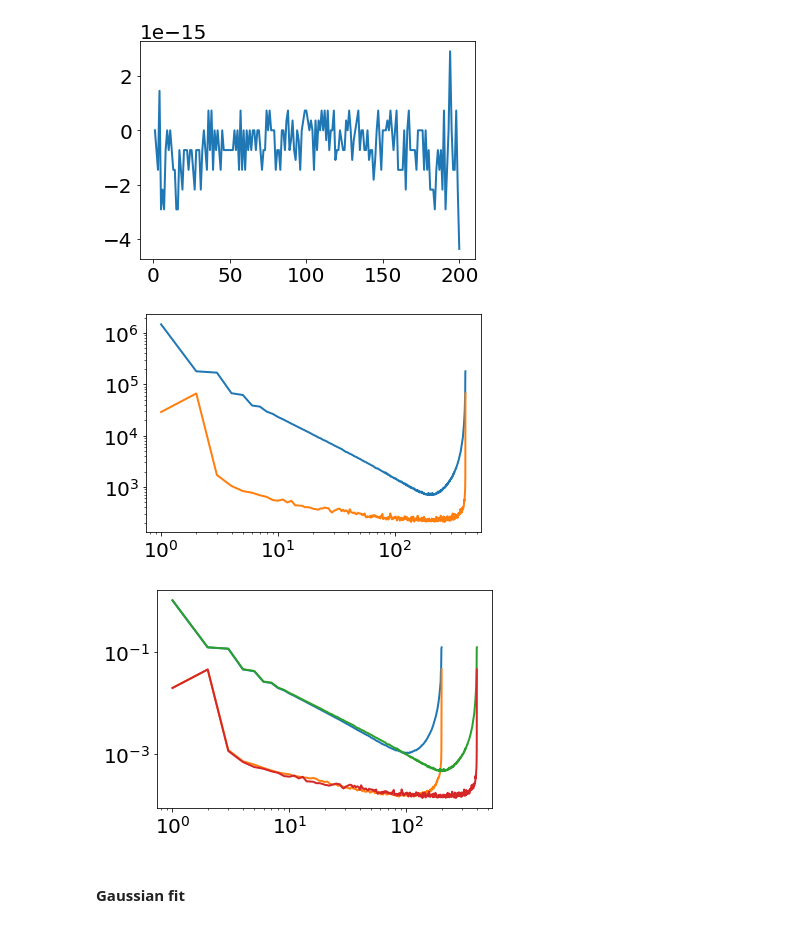
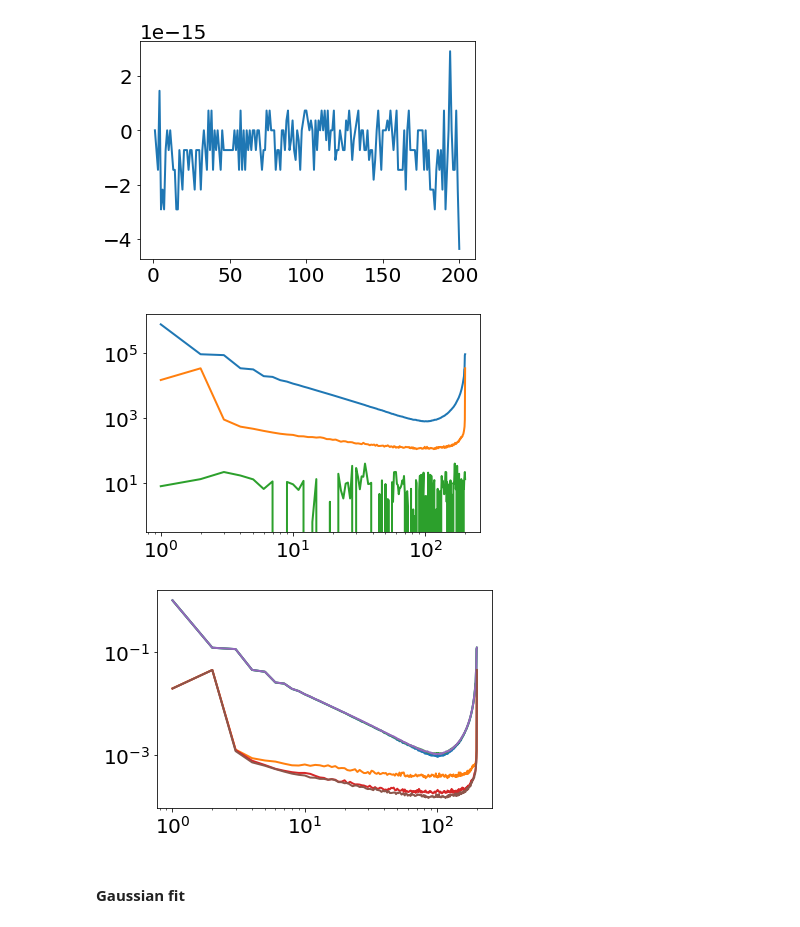
Before and after one commit to zsxqblz/SEP, a Jupyter notebook: visualization/visualization_241210.ipynb, the cells around one changed output. Drawn from its saved outputs; the diff is of its cells as text; code cells hidden in the pictures.

```diff
--- a/visualization/visualization_241210.ipynb
+++ b/visualization/visualization_241210.ipynb
@@ -29,7 +30,7 @@ def findMoment(arr,order,shift=0):
 
 150 * 150 * 400, pgen=0.01, T=1000 nsim=200, 4
 # %%
-file_name = "../data/241210/241210_4_"
+file_name = "../data/241210/241210_3_"
 x_l = np.loadtxt(file_name+'pcoor_scanx.csv',skiprows=1)
 y_l = np.loadtxt(file_name+'pcoor_scany.csv',skiprows=1)
 t_l = np.loadtxt(file_name+'pcoor_scanz.csv',skiprows=1)
@@ -96,33 +97,36 @@ plt.plot(t_l,np.average(scoor[:,:,:],axis=(0,1)))
 # %%
 plt.plot(t_l,np.max(scoor[:,:,:],axis=(0,1)))
 plt.plot(t_l,-np.min(scoor[:,:,:],axis=(0,1)))
+plt.plot(t_l,(scoor[mid_lattice,mid_lattice,:]))
 plt.xscale('log')
 plt.yscale('log')
 # %% [output]
-[figure, old version]
+[figure, new version]
 # %%
-file_name = "../data/241210/241210_3_"
+file_name = "../data/241210/241210_2_"
 x_l = np.loadtxt(file_name+'pcoor_scanx.csv',skiprows=1)
 y_l = np.loadtxt(file_name+'pcoor_scany.csv',skiprows=1)
 t_l = np.loadtxt(file_name+'pcoor_scanz.csv',skiprows=1)
-raw = np.loadtxt(file_name+'pcoor_data.csv',skiprows=1,delimiter=',')
-pcoor = raw.reshape((len(x_l),len(y_l),len(t_l)),order='F')
-raw = np.loadtxt(file_name+'ncoor_data.csv',skiprows=1,delimiter=',')
-ncoor = raw.reshape((len(x_l),len(y_l),len(t_l)),order='F')
 raw = np.loadtxt(file_name+'scoor_data.csv',skiprows=1,delimiter=',')
 scoor = raw.reshape((len(x_l),len(y_l),len(t_l)),order='F')
 
 plt.plot(t_l,np.max(scoor[:,:,:],axis=(0,1)) / np.max(scoor[:,:,0],axis=(0,1)))
 plt.plot(t_l,-np.min(scoor[:,:,:],axis=(0,1)) / np.max(scoor[:,:,0],axis=(0,1)))
 
-file_name = "../data/241210/241210_4_"
+file_name = "../data/241210/241210_1_"
 x_l = np.loadtxt(file_name+'pcoor_scanx.csv',skiprows=1)
 y_l = np.loadtxt(file_name+'pcoor_scany.csv',skiprows=1)
 t_l = np.loadtxt(file_name+'pcoor_scanz.csv',skiprows=1)
-raw = np.loadtxt(file_name+'pcoor_data.csv',skiprows=1,delimiter=',')
-pcoor = raw.reshape((len(x_l),len(y_l),len(t_l)),order='F')
-raw = np.loadtxt(file_name+'ncoor_data.csv',skiprows=1,delimiter=',')
-ncoor = raw.reshape((len(x_l),len(y_l),len(t_l)),order='F')
+raw = np.loadtxt(file_name+'scoor_data.csv',skiprows=1,delimiter=',')
+scoor = raw.reshape((len(x_l),len(y_l),len(t_l)),order='F')
+
+plt.plot(t_l,np.max(scoor[:,:,:],axis=(0,1)) / np.max(scoor[:,:,0],axis=(0,1)))
+plt.plot(t_l,-np.min(scoor[:,:,:],axis=(0,1)) / np.max(scoor[:,:,0],axis=(0,1)))
+
+file_name = "../data/241210/241210_3_"
+x_l = np.loadtxt(file_name+'pcoor_scanx.csv',skiprows=1)
+y_l = np.loadtxt(file_name+'pcoor_scany.csv',skiprows=1)
+t_l = np.loadtxt(file_name+'pcoor_scanz.csv',skiprows=1)
 raw = np.loadtxt(file_name+'scoor_data.csv',skiprows=1,delimiter=',')
 scoor = raw.reshape((len(x_l),len(y_l),len(t_l)),order='F')
 
@@ -132,7 +136,7 @@ plt.plot(t_l,-np.min(scoor[:,:,:],axis=(0,1)) / np.max(scoor[:,:,0],axis=(0,1)))
 plt.xscale('log')
 plt.yscale('log')
 # %% [output]
-[figure, old version]
+[figure, new version]
 # %% [markdown]
 #### Gaussian fit
 # %%
```
Also changed, not shown: parts of 30 cells of this notebook, 9 other files.
